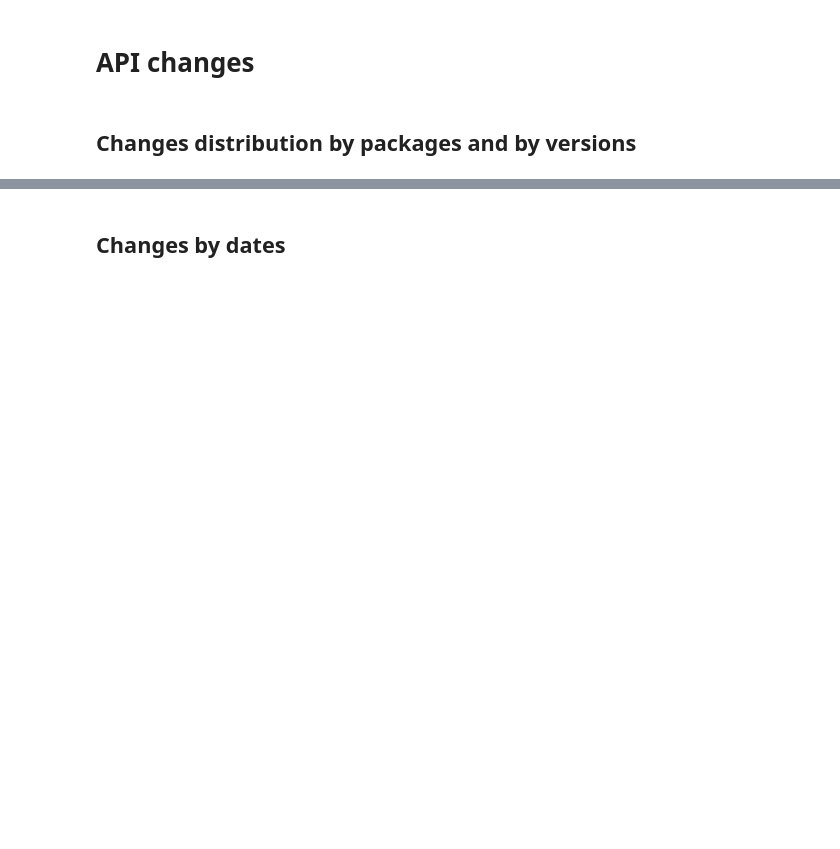
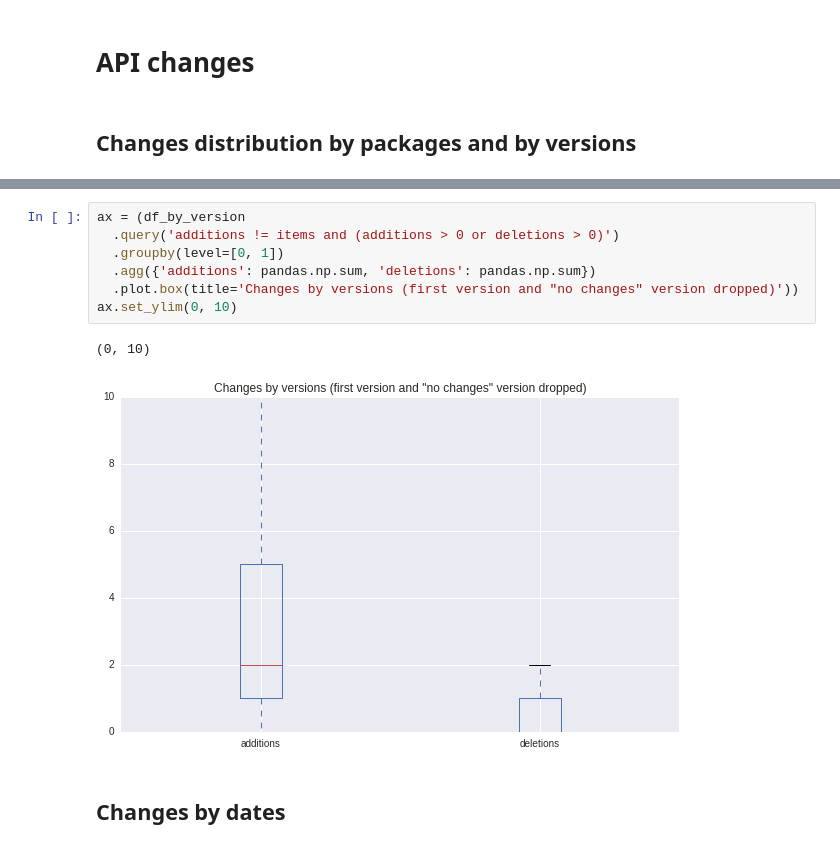
Before and after one commit to maelick/ecos-analysis, a Jupyter notebook: WEA2016/notebook/API stability.ipynb, the cells around one changed output, grey strips where cells are left out. Saved outputs shown, nothing was run; the diff lists cells and outputs as text; blank space fills up the shorter version.

```diff
--- a/WEA2016/notebook/API stability.ipynb
+++ b/WEA2016/notebook/API stability.ipynb
@@ -92,2 +114,12 @@ ax = df.set_index('time')[['additions', 'deletions', 'items']].resample('1M').su
+# %%
+ax = (df_by_version
+  .query('additions != items and (additions > 0 or deletions > 0)')
+  .groupby(level=[0, 1])
+  .agg({'additions': pandas.np.sum, 'deletions': pandas.np.sum})
+  .plot.box(title='Changes by versions (first version and "no changes" version dropped)'))
+ax.set_ylim(0, 10)
+# %% [output]
+(0, 10)
+[figure, added]
 # %% [markdown]
 ##  Changes by dates
```
Also changed, not shown: parts of 21 cells of this notebook.
